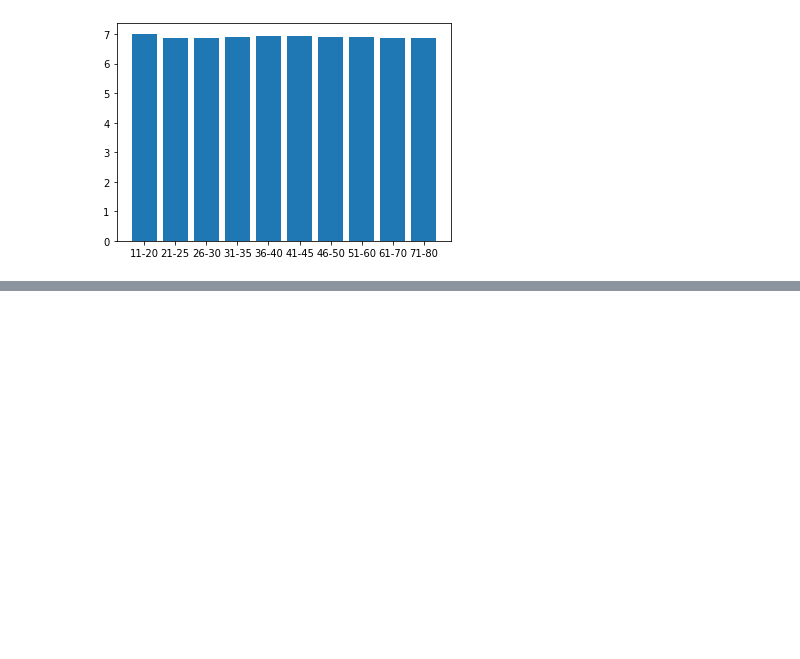
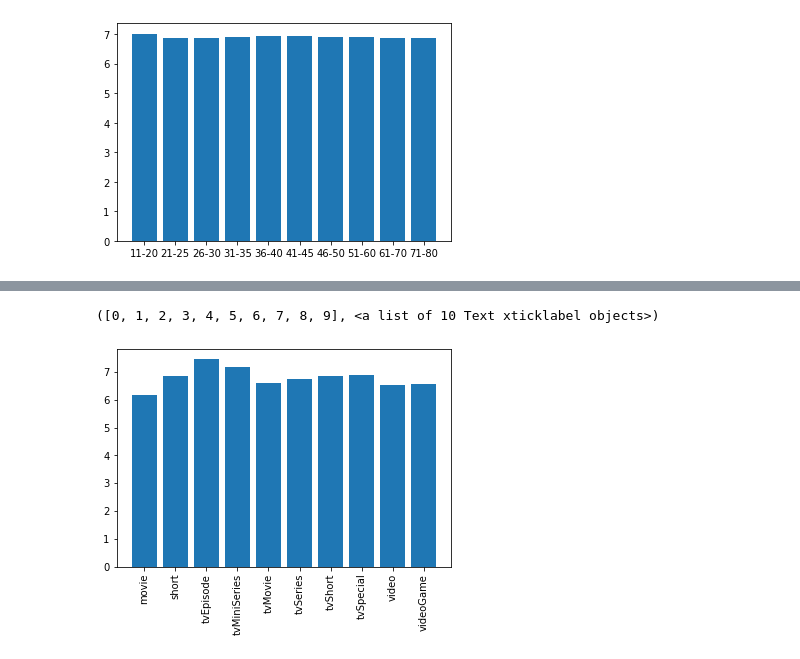
Before and after one commit to ganeshk312/IMDB, a Jupyter notebook: IMDB_most voted genre.ipynb, the cells around one changed output, grey strips where cells are left out. Cells and saved outputs as stored; diff of their text form; code cells hidden in the pictures; blank space fills up the shorter version.

```diff
--- a/IMDB_most voted genre.ipynb
+++ b/IMDB_most voted genre.ipynb
@@ -1363,0 +1424,4 @@ plt.bar(mean_rating.age,mean_rating.averageRating)
+# %%
+#df=df.drop(['\\N'])
+df=df.replace(df.loc[1026238][3],np.nan)
+df
@@ -1363,0 +1442,3 @@ plt.bar(mean_rating.age,mean_rating.averageRating)
+# %%
+df=df.dropna()
+df
@@ -1363,0 +1459,3 @@ plt.bar(mean_rating.age,mean_rating.averageRating)
+# %%
+type_rating=df[['titleType','averageRating']]
+type_rating
@@ -1363,0 +1476,3 @@ plt.bar(mean_rating.age,mean_rating.averageRating)
+# %%
+type_rating=type_rating.groupby(by='titleType',as_index=False).mean()
+type_rating
@@ -1363,0 +1491,6 @@ plt.bar(mean_rating.age,mean_rating.averageRating)
+# %%
+plt.bar(type_rating.titleType,type_rating.averageRating)
+plt.xticks(rotation=90)
+# %% [output]
+([0, 1, 2, 3, 4, 5, 6, 7, 8, 9], <a list of 10 Text xticklabel objects>)
+[figure, added]
```
Also changed, not shown: parts of 25 cells of this notebook.
